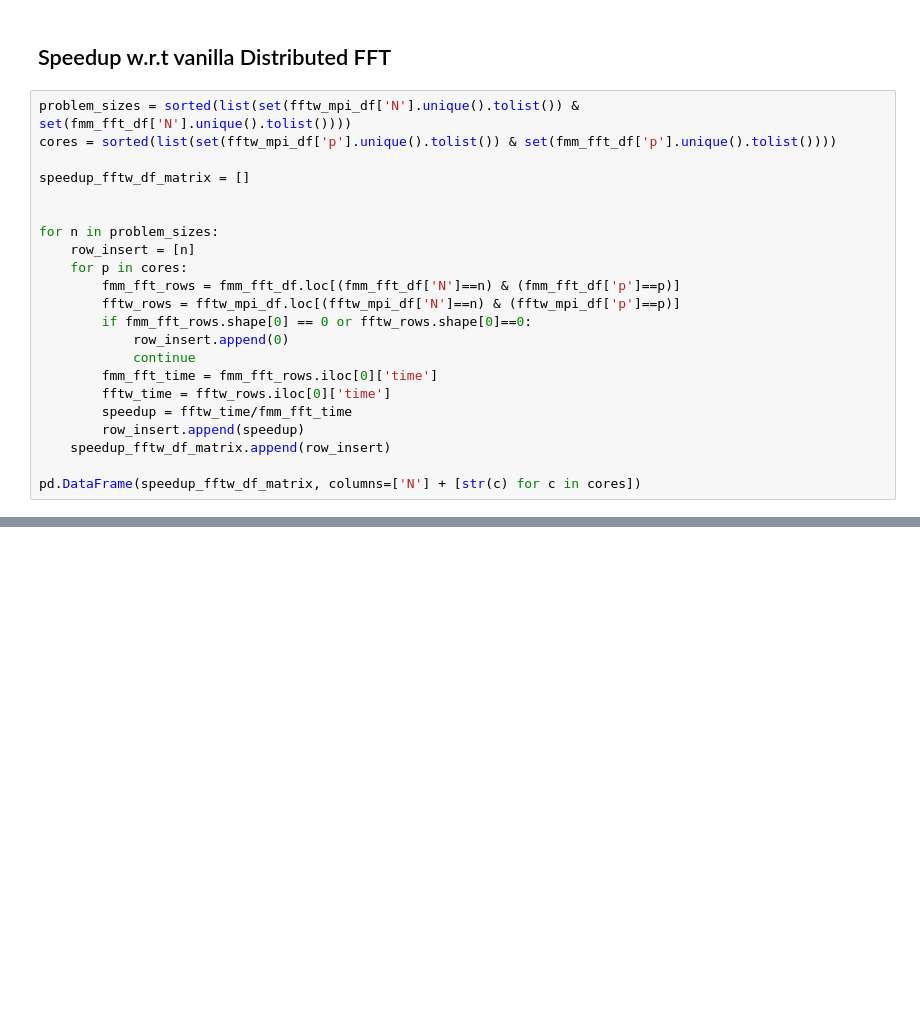
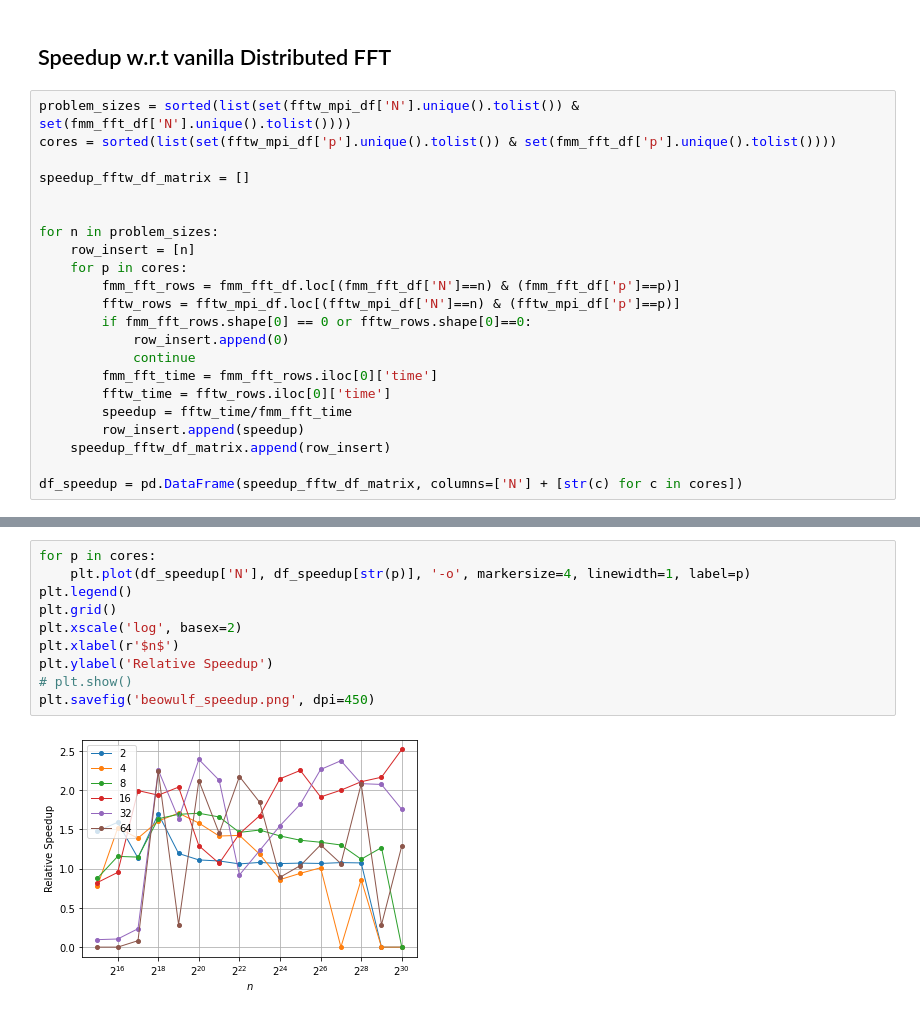
Before and after one commit to 97amarnathk/fmm-fft, a Jupyter notebook: plotting/Plotter.ipynb, the cells around one changed output, grey strips where cells are left out. Drawn from its saved outputs; the diff is of its cells as text; blank space fills up the shorter version.

Commit message:
Add plots for speedup

```diff
--- a/plotting/Plotter.ipynb
+++ b/plotting/Plotter.ipynb
@@ -73,4 +73,4 @@ for n in problem_sizes:
         row_insert.append(speedup)
     speedup_fftw_df_matrix.append(row_insert)
 
-pd.DataFrame(speedup_fftw_df_matrix, columns=['N'] + [str(c) for c in cores])
+df_speedup = pd.DataFrame(speedup_fftw_df_matrix, columns=['N'] + [str(c) for c in cores])
@@ -108,0 +116,12 @@ fftw_mpi_df_raw.loc[(fftw_mpi_df_raw['N']==1073741824) & (fftw_mpi_df_raw['p']==
+# %%
+for p in cores:
+    plt.plot(df_speedup['N'], df_speedup[str(p)], '-o', markersize=4, linewidth=1, label=p)
+plt.legend()
+plt.grid()
+plt.xscale('log', basex=2)
+plt.xlabel(r'$n$')
+plt.ylabel('Relative Speedup')
+# plt.show()
+plt.savefig('beowulf_speedup.png', dpi=450)
+# %% [output]
+[figure, added]
```
Also changed, not shown: parts of 8 cells of this notebook, 5 other files.
